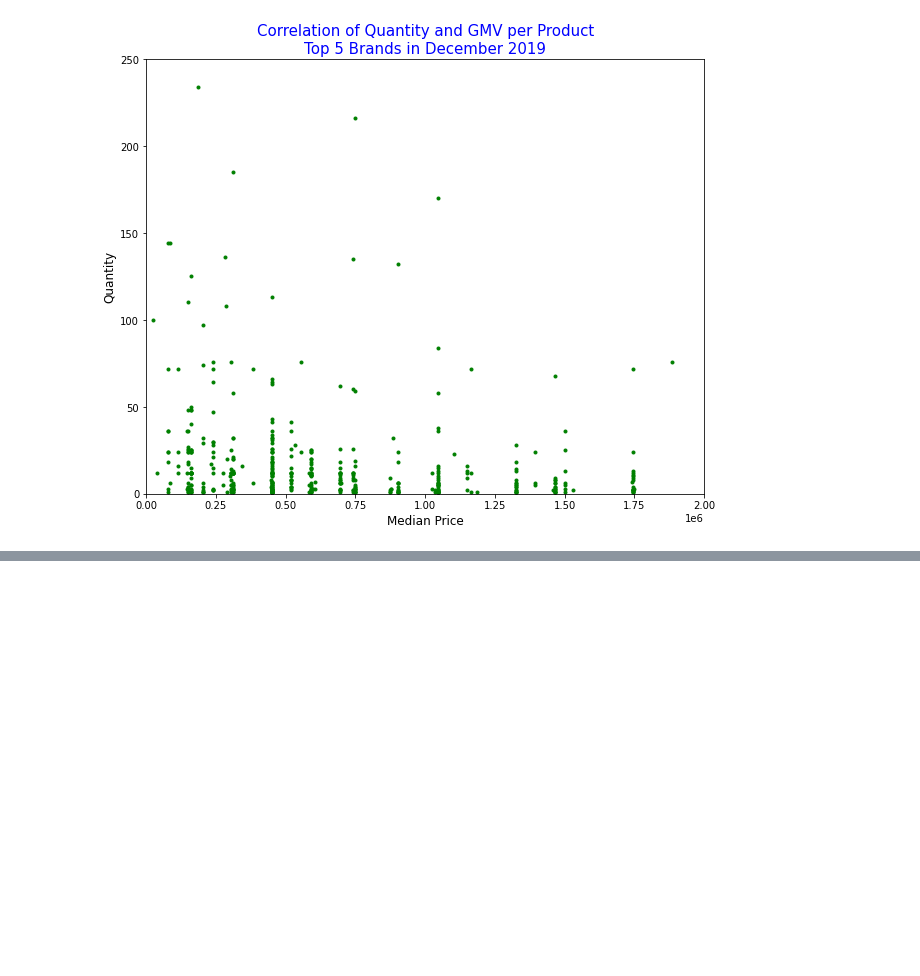
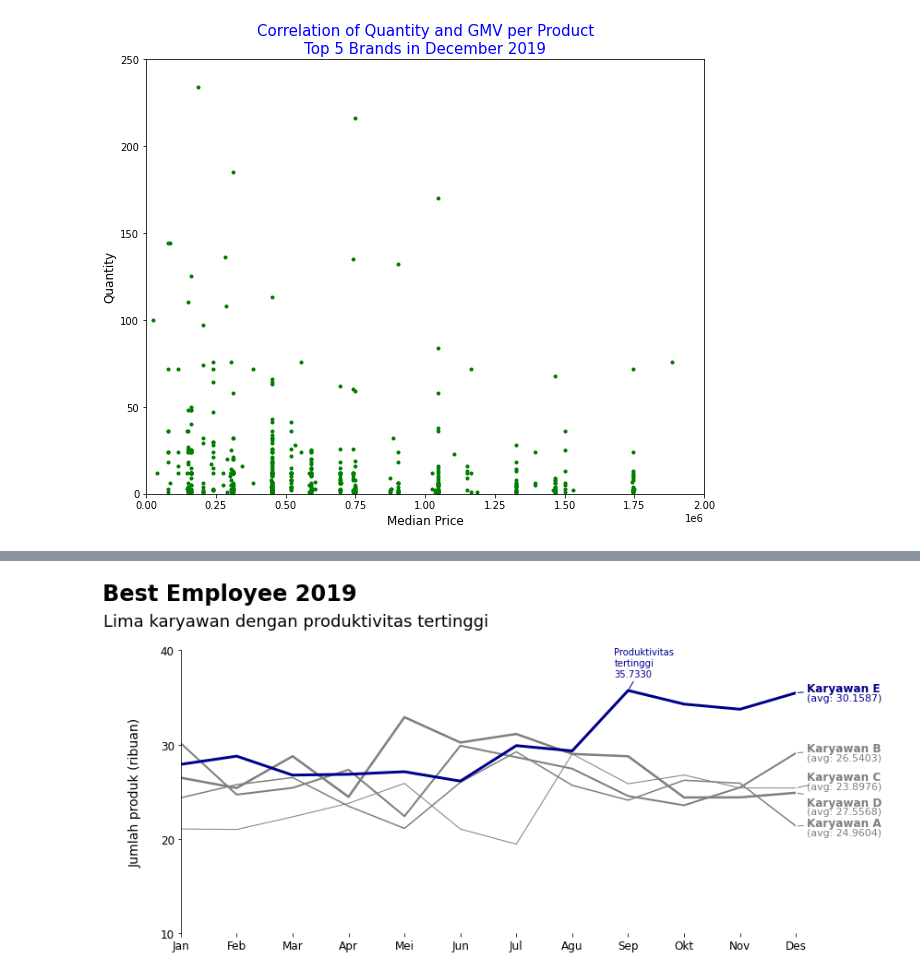
Before and after one commit to mrezaadi/DQLAB-Note, a Jupyter notebook: Google Colab/DQLAB_Data_Visualization.ipynb, the cells around one changed output, grey strips where cells are left out. Cells and saved outputs as stored; diff of their text form; code cells hidden in the pictures; blank space fills up the shorter version.

```diff
--- a/Google Colab/DQLAB_Data_Visualization.ipynb
+++ b/Google Colab/DQLAB_Data_Visualization.ipynb
@@ -676,0 +714,43 @@ plt.show()
+# %%
+import pandas as pd
+import matplotlib.pyplot as plt
+
+tabel = pd.read_csv("https://storage.googleapis.com/dqlab-dataset/produktivitas_karyawan.csv", index_col="Bulan") / 1000
+
+fig, ax = plt.subplots(1, 1, figsize=(12, 6))
+fig.suptitle("Best Employee 2019", x=0.01, y=0.95, fontsize=24, fontweight='bold', ha="left")
+ax.set_title("Lima karyawan dengan produktivitas tertinggi\n", fontsize=18, ha="right")
+
+colors = ["tab:gray", "tab:gray", "tab:gray", "tab:gray", "darkblue"]
+line_widths = [ 1.5, 2, 1, 2.5, 3.]
+lp = tabel.plot(kind="line", ax=ax, xlim=[0, 11], ylim=[10, 40], color=colors,
+xticks=range(tabel.shape[0]), yticks=[10, 20, 30, 40])
+
+add_lbl_pos = [ 0.3, 0.5, 1.2, -1.0, 0.5]
+add_avg_pos = [-0.7, -0.5, 0.2, -2.0, -0.5]
+for i, item in enumerate(lp.get_lines()):
+  item.set_linewidth(line_widths[i])
+  lbl = item.get_label()
+  ax.annotate(lbl, (11, tabel.loc["Desember", lbl]),
+    (11.2, tabel.loc["Desember", lbl] + add_lbl_pos[i]),
+    fontweight="bold", fontsize=12, color=colors[i], va="center",
+    arrowprops={"arrowstyle": "-", "color": colors[i]})
+  ax.annotate("(avg: %.4f)" % tabel[lbl].mean(), (11, tabel.loc["Desember", lbl]),
+    (11.2, tabel.loc["Desember", lbl] + add_avg_pos[i]),
+    fontsize=11, color=colors[i], va="center")
+highest_prod = tabel["Karyawan E"].max()
+ax.annotate("Produktivitas\ntertinggi\n%.4f" % highest_prod,
+(8, highest_prod), (7.75, highest_prod+1.5),
+ha="left", color=colors[-1], arrowprops={"arrowstyle": "-", "color": colors[-1]})
+ax.set_xticklabels([item[:3] for item in tabel.index], fontsize=12)
+ax.set_yticklabels([str(i) for i in [10, 20, 30, 40]], fontsize=12)
+ax.set_xlabel("")
+ax.set_ylabel("Jumlah produk (ribuan)\n", fontsize=14)
+ax.spines["top"].set_color("none")
+ax.spines["right"].set_color("none")
+ax.spines["bottom"].set_color("none")
+ax.get_legend().remove()
+plt.tight_layout(rect=(0,0,1,0.90))
+plt.show()
+# %% [output]
+[figure, added]
```
Also changed, not shown: parts of 4 cells of this notebook.
